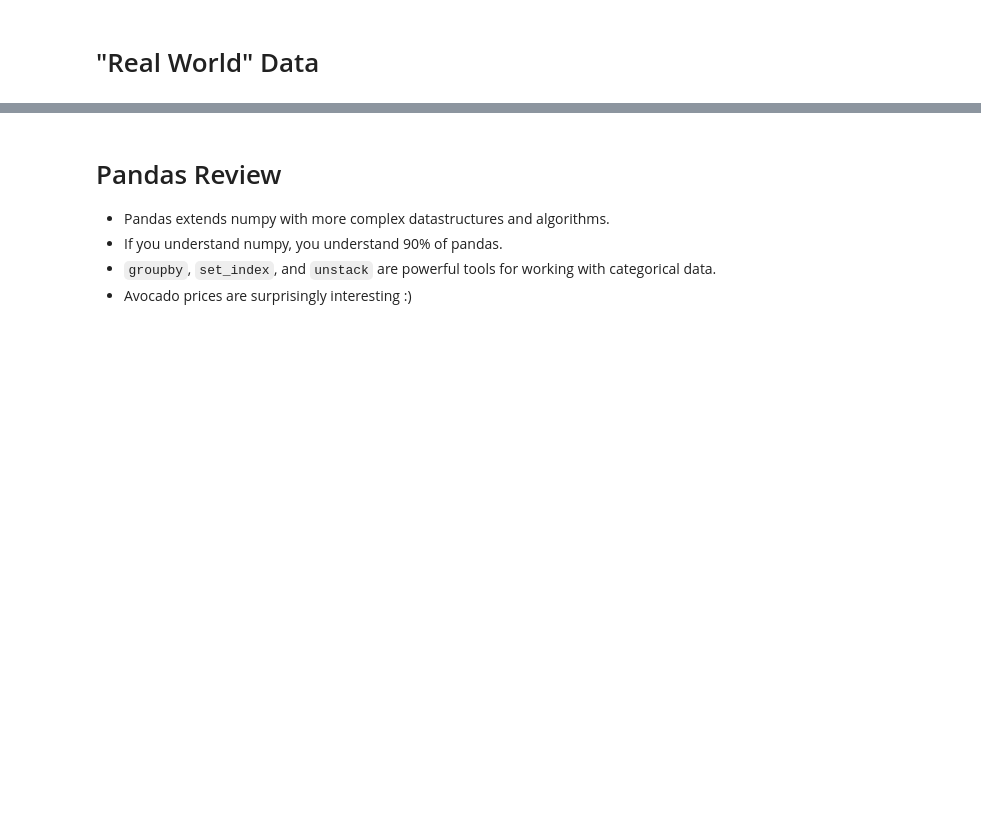
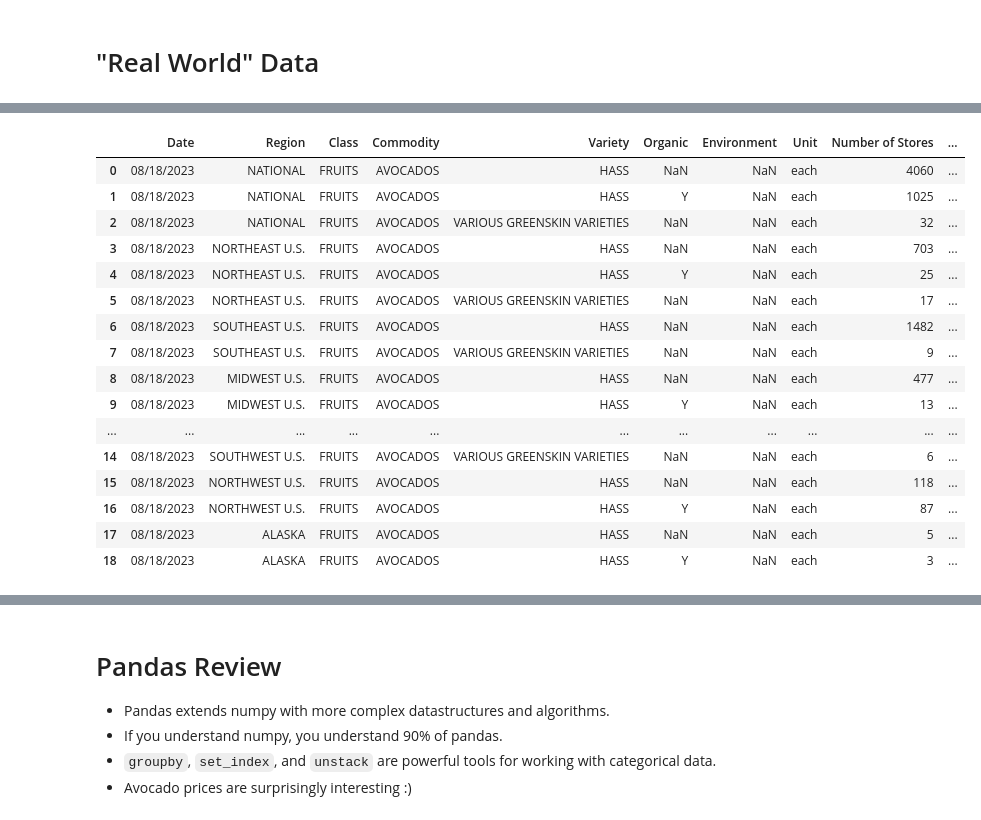
Before and after one commit to mgutierrezca/MetNumUN2023II, a Jupyter notebook: Lab2/Copy_of_Lab2.ipynb, the cells around one changed output, grey strips where cells are left out. Saved outputs shown, nothing was run; the diff lists cells and outputs as text; code cells hidden in the pictures; blank space fills up the shorter version.

```diff
--- a/Lab2/Copy_of_Lab2.ipynb
+++ b/Lab2/Copy_of_Lab2.ipynb
@@ -1292,0 +1813,53 @@ ax.set_xticklabels(ax.get_xticklabels(), rotation=45);
+# %%
+## Needed Libraries.
+from urllib.parse import urlencode
+import pandas as pd
+
+import requests
+
+## In this case, we will obtain TOMATOES data.
+base_url = 'https://www.marketnews.usda.gov/mnp/fv-report-retail'
+query_params = {
+  'class': ['FRUITS'], ## Change Fruit with Vegetables
+  'commodity': ['AVOCADOS'], ## Change Avocados with Tomatoes
+  'compareLy': ['No'],
+  'format': ['excel'],
+  'organic': ['ALL'],
+  'portal': ['fv'],
+  'region': ['ALL'],
+  'type': ['retail'],
+}
+
+## Build URL to send request.
+url = base_url + '?' + urlencode(query_params, doseq=1)
+
+## Request data from url
+resp = requests.get(url, stream=True)
+
+## Create File with data.
+with open('data.html', 'wb') as f:
+            for block in resp.iter_content(chunk_size=4096):
+                f.write(block)
+            f.close()
+
+## Read data from file.
+avocados_data = pd.read_html('data.html', header=0)[0]
+avocados_data
+# %% [output]
+|  | Date | Region | Class | Commodity | Variety | Organic | Environment | Unit | Number of Stores | ... |
+| 0 | 08/18/2023 | NATIONAL | FRUITS | AVOCADOS | HASS | NaN | NaN | each | 4060 | ... |
+| 1 | 08/18/2023 | NATIONAL | FRUITS | AVOCADOS | HASS | Y | NaN | each | 1025 | ... |
+| 2 | 08/18/2023 | NATIONAL | FRUITS | AVOCADOS | VARIOUS GREENSKIN VARIETIES | NaN | NaN | each | 32 | ... |
+| 3 | 08/18/2023 | NORTHEAST U.S. | FRUITS | AVOCADOS | HASS | NaN | NaN | each | 703 | ... |
+| 4 | 08/18/2023 | NORTHEAST U.S. | FRUITS | AVOCADOS | HASS | Y | NaN | each | 25 | ... |
+| 5 | 08/18/2023 | NORTHEAST U.S. | FRUITS | AVOCADOS | VARIOUS GREENSKIN VARIETIES | NaN | NaN | each | 17 | ... |
+| 6 | 08/18/2023 | SOUTHEAST U.S. | FRUITS | AVOCADOS | HASS | NaN | NaN | each | 1482 | ... |
+| 7 | 08/18/2023 | SOUTHEAST U.S. | FRUITS | AVOCADOS | VARIOUS GREENSKIN VARIETIES | NaN | NaN | each | 9 | ... |
+| 8 | 08/18/2023 | MIDWEST U.S. | FRUITS | AVOCADOS | HASS | NaN | NaN | each | 477 | ... |
+| 9 | 08/18/2023 | MIDWEST U.S. | FRUITS | AVOCADOS | HASS | Y | NaN | each | 13 | ... |
+| ... | ... | ... | ... | ... | ... | ... | ... | ... | ... | ... |
+| 14 | 08/18/2023 | SOUTHWEST U.S. | FRUITS | AVOCADOS | VARIOUS GREENSKIN VARIETIES | NaN | NaN | each | 6 | ... |
+| 15 | 08/18/2023 | NORTHWEST U.S. | FRUITS | AVOCADOS | HASS | NaN | NaN | each | 118 | ... |
+| 16 | 08/18/2023 | NORTHWEST U.S. | FRUITS | AVOCADOS | HASS | Y | NaN | each | 87 | ... |
+| 17 | 08/18/2023 | ALASKA | FRUITS | AVOCADOS | HASS | NaN | NaN | each | 5 | ... |
+| 18 | 08/18/2023 | ALASKA | FRUITS | AVOCADOS | HASS | Y | NaN | each | 3 | ... |
```
Also changed, not shown: parts of 126 cells of this notebook.
